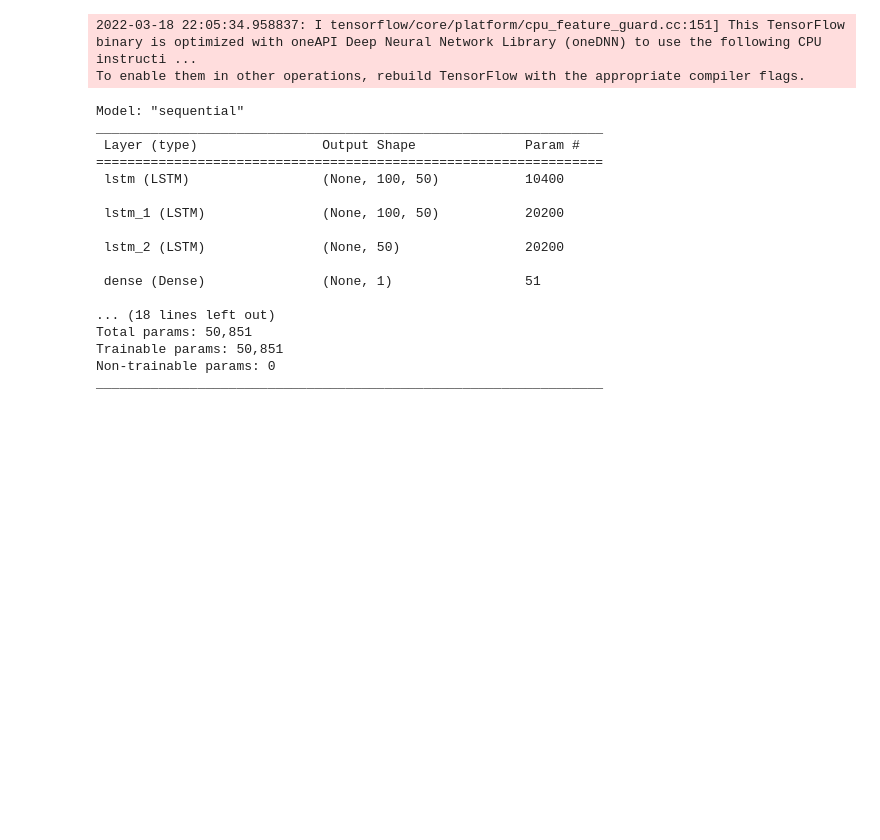
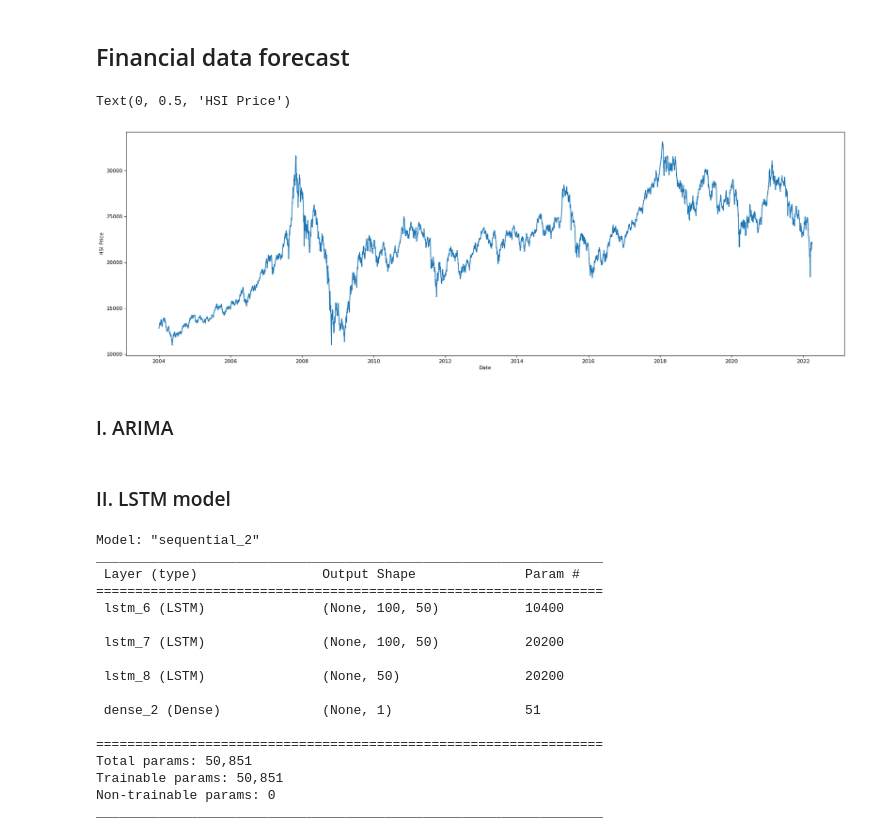
Before and after one commit to Lihua-Xiao/KeyCodes, a Jupyter notebook: Financial data.ipynb, the cells around one changed output. Cells and saved outputs as stored; diff of their text form; code cells hidden in the pictures; blank space fills up the shorter version.

```diff
--- a/Financial data.ipynb
+++ b/Financial data.ipynb
@@ -11,10 +9,26 @@ import matplotlib.pyplot as plt
+# %% [markdown]
+## Financial data forecast
 # %%
 ### Import data
+start = datetime.strptime('2004-01-02','%Y-%m-%d')
+end = datetime.strptime('2022-3-31','%Y-%m-%d')
+series_name, code = r'HSI', '^HSI'
 
-start = datetime.strptime('2004-01-02','%Y-%m-%d')
-end = datetime.strptime('2009-6-30','%Y-%m-%d')
-
-df = data.DataReader('^HSI',start = start, end = end, data_source = 'yahoo')
-df_close = df[:1500]['Close']
+df = data.DataReader(code, start=start, end=end, data_source='yahoo')
+df_close = df['Close']
+# %%
+### Plot the series
+fig = plt.figure(figsize=(25,8), dpi=80, facecolor='w', edgecolor='k')
+ax = fig.add_subplot(111)
+ax.plot(df_close)
+ax.set_xlabel('Date')
+ax.set_ylabel('{} Price'.format(series_name))
+# %% [output]
+Text(0, 0.5, 'HSI Price')
+[figure, added]
+# %% [markdown]
+### I. ARIMA
+# %% [markdown]
+### II. LSTM model
 # %%
 ### Map all data into [0,1]
@@ -48,8 +58,6 @@ x_train = x_train.reshape(x_train.shape[0], x_train.shape[1], 1)
 x_test = x_test.reshape(x_test.shape[0], x_test.shape[1],1)
 # %%
 ### Build different LSTM models
-
-#!pip install tensorflow
 import tensorflow as tf
 from tensorflow.keras.models import Sequential
 from tensorflow.keras.layers import LSTM, Dropout, Dense
@@ -62,34 +70,23 @@ model.add(LSTM(50))
 model.add(Dense(1))
 model.compile(loss = 'mean_squared_error', optimizer = 'adam')
 model.summary()
-
-###### Modification: Change optimization function to Stochastic Gradient Descent (SGD)
-model_mod = Sequential()
-model_mod.add(LSTM(50, return_sequences = True, input_shape = (100,1)))
-model_mod.add(LSTM(50, return_sequences = True))
-model_mod.add(LSTM(50))
-model_mod.add(Dense(1))
-model_mod.compile(loss = 'mean_squared_error', optimizer = 'sgd')
-model_mod.summary()
 # %% [output]
-2022-03-18 22:05:34.958837: I tensorflow/core/platform/cpu_feature_guard.cc:151] This TensorFlow binary is optimized with oneAPI Deep Neural Network Library (oneDNN) to use the following CPU instructi ...
-To enable them in other operations, rebuild TensorFlow with the appropriate compiler flags.
+Model: "sequential_2"
+_________________________________________________________________
+ Layer (type)                Output Shape              Param #
+=================================================================
+ lstm_6 (LSTM)               (None, 100, 50)           10400
+
+ lstm_7 (LSTM)               (None, 100, 50)           20200
+
+ lstm_8 (LSTM)               (None, 50)                20200
+
+ dense_2 (Dense)             (None, 1)                 51
+
+=================================================================
+Total params: 50,851
+Trainable params: 50,851
+Non-trainable params: 0
+_________________________________________________________________
-Model: "sequential"
-_________________________________________________________________
- Layer (type)                Output Shape              Param #
-=================================================================
- lstm (LSTM)                 (None, 100, 50)           10400
-
- lstm_1 (LSTM)               (None, 100, 50)           20200
-
- lstm_2 (LSTM)               (None, 50)                20200
-
- dense (Dense)               (None, 1)                 51
-
-... (18 lines left out)
-Total params: 50,851
-Trainable params: 50,851
-Non-trainable params: 0
-_________________________________________________________________
 # %%
 ### Train LSTM models
```
Also changed, not shown: parts of 12 cells of this notebook, 1 other file.
